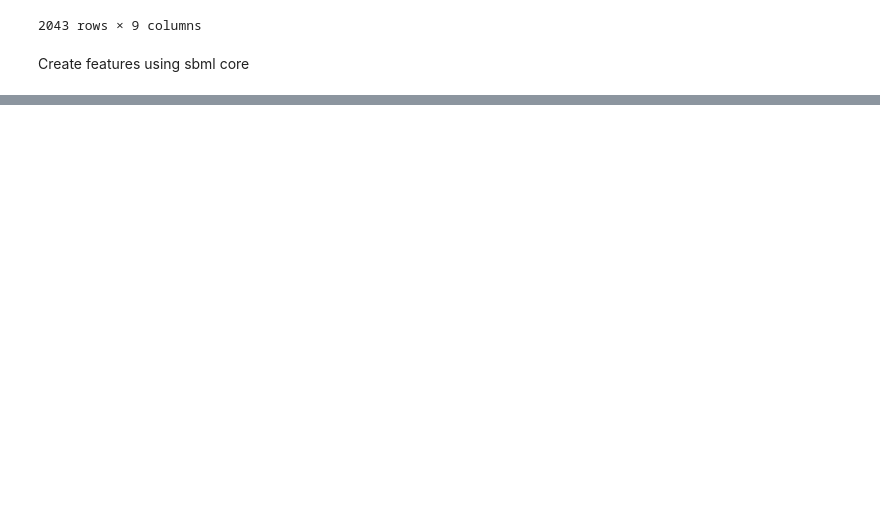
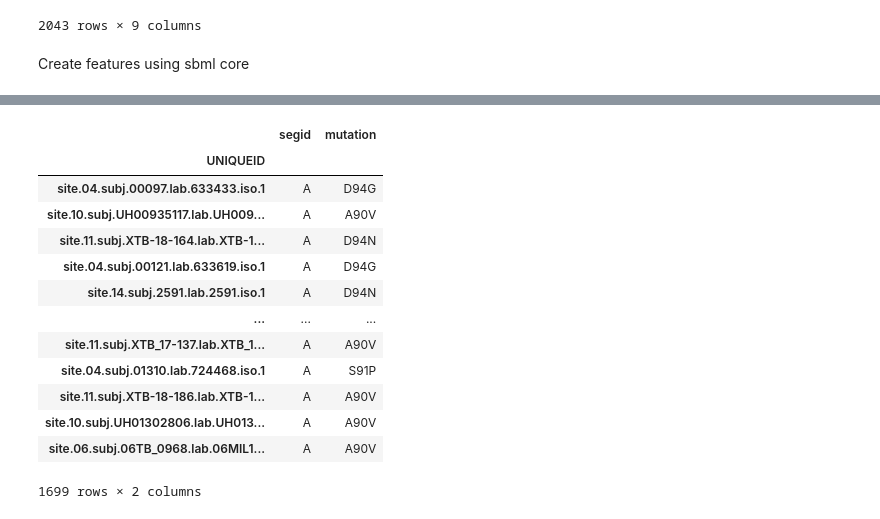
Before and after one commit to viktoria023/predict_FQ_resistance, a Jupyter notebook: prototype.ipynb, the cells around one changed output, grey strips where cells are left out. Saved outputs shown, nothing was run; the diff lists cells and outputs as text; code cells hidden in the pictures; blank space fills up the shorter version.

```diff
--- a/prototype.ipynb
+++ b/prototype.ipynb
@@ -170,0 +194,18 @@ Create features using sbml core
+# %%
+sbml_dataset = sbml_dataset[sbml_dataset.segid == 'A']
+sbml_dataset
+# %% [output]
+|  | segid | mutation |
+| UNIQUEID |  |  |
+| site.04.subj.00097.lab.633433.iso.1 | A | D94G |
+| site.10.subj.UH00935117.lab.UH009... | A | A90V |
+| site.11.subj.XTB-18-164.lab.XTB-1... | A | D94N |
+| site.04.subj.00121.lab.633619.iso.1 | A | D94G |
+| site.14.subj.2591.lab.2591.iso.1 | A | D94N |
+| ... | ... | ... |
+| site.11.subj.XTB_17-137.lab.XTB_1... | A | A90V |
+| site.04.subj.01310.lab.724468.iso.1 | A | S91P |
+| site.11.subj.XTB-18-186.lab.XTB-1... | A | A90V |
+| site.10.subj.UH01302806.lab.UH013... | A | A90V |
+| site.06.subj.06TB_0968.lab.06MIL1... | A | A90V |
+1699 rows × 2 columns
```
Also changed, not shown: parts of 7 cells of this notebook.
